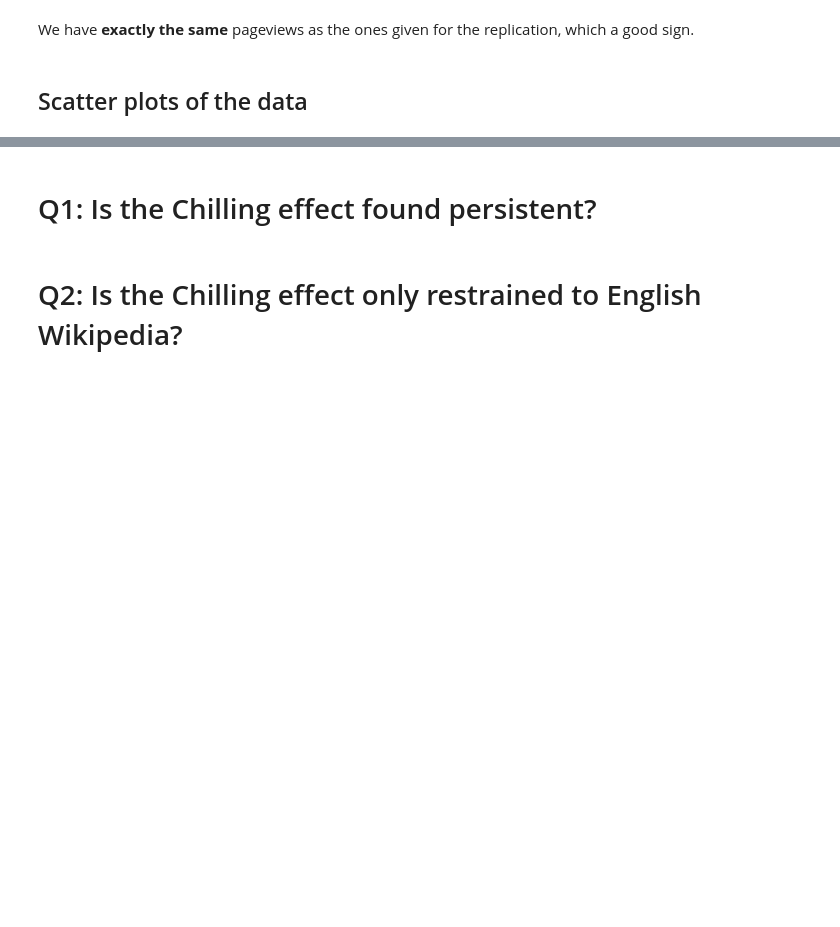
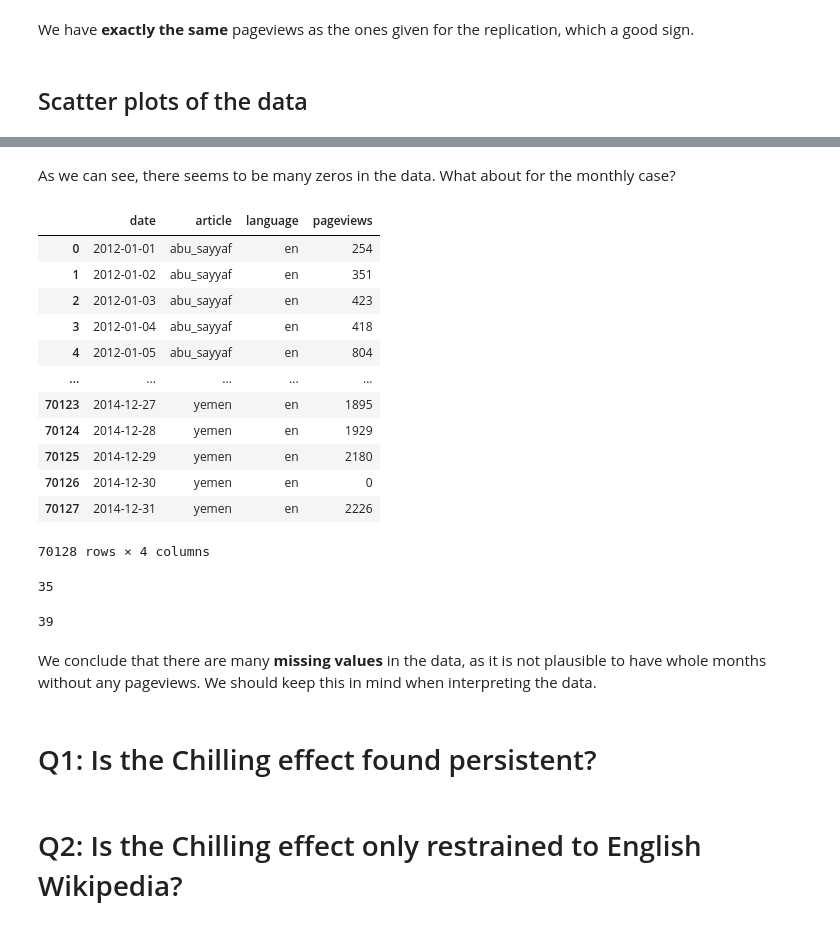
Before and after one commit to epfl-ada/ada-2020-project-milestone-p3-p3_team-aka, a Jupyter notebook: Milestone_P4.ipynb, the cells around one changed output, grey strips where cells are left out. Cells and saved outputs as stored; diff of their text form; code cells hidden in the pictures; blank space fills up the shorter version.

```diff
--- a/Milestone_P4.ipynb
+++ b/Milestone_P4.ipynb
@@ -153,2 +195,22 @@ We have **exactly the same** pageviews as the ones given for the replication, wh
+# %% [markdown]
+As we can see, there seems to be many zeros in the data. What about for the monthly case?
+# %%
+data_en
+# %% [output]
+|  | date | article | language | pageviews |
+| 0 | 2012-01-01 | abu_sayyaf | en | 254 |
+| 1 | 2012-01-02 | abu_sayyaf | en | 351 |
+| 2 | 2012-01-03 | abu_sayyaf | en | 423 |
+| 3 | 2012-01-04 | abu_sayyaf | en | 418 |
+| 4 | 2012-01-05 | abu_sayyaf | en | 804 |
+| ... | ... | ... | ... | ... |
+| 70123 | 2014-12-27 | yemen | en | 1895 |
+| 70124 | 2014-12-28 | yemen | en | 1929 |
+| 70125 | 2014-12-29 | yemen | en | 2180 |
+| 70126 | 2014-12-30 | yemen | en | 0 |
+| 70127 | 2014-12-31 | yemen | en | 2226 |
+70128 rows × 4 columns
 # %%
-grouped_en = data_en.groupby(pd.Grouper(key='date', freq='M'))['pageviews'].sum()
+(data_en.groupby(['article',pd.Grouper(key='date', freq='M')])['pageviews'].sum() == 0).sum()
+# %% [output]
+35
@@ -165,3 +217,9 @@ data_de = data_de[data_de.article != 'hamas']
+# %%
+(data_de.groupby(['article',pd.Grouper(key='date', freq='M')])['pageviews'].sum() == 0).sum()
+# %% [output]
+39
+# %% [markdown]
+We conclude that there are many **missing values** in the data, as it is not plausible to have whole months without any pageviews. We should keep this in mind when interpreting the data.
 # %% [markdown]
 # Q1: Is the Chilling effect found persistent?
 # %%
```
Also changed, not shown: parts of 84 cells of this notebook.
